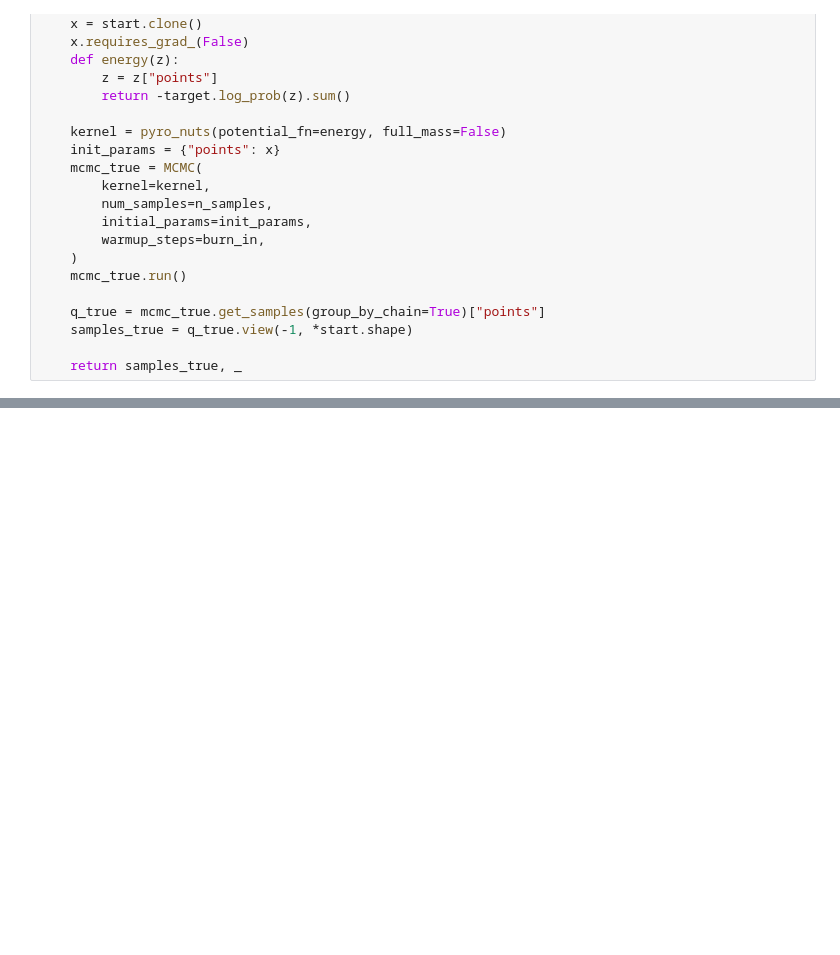
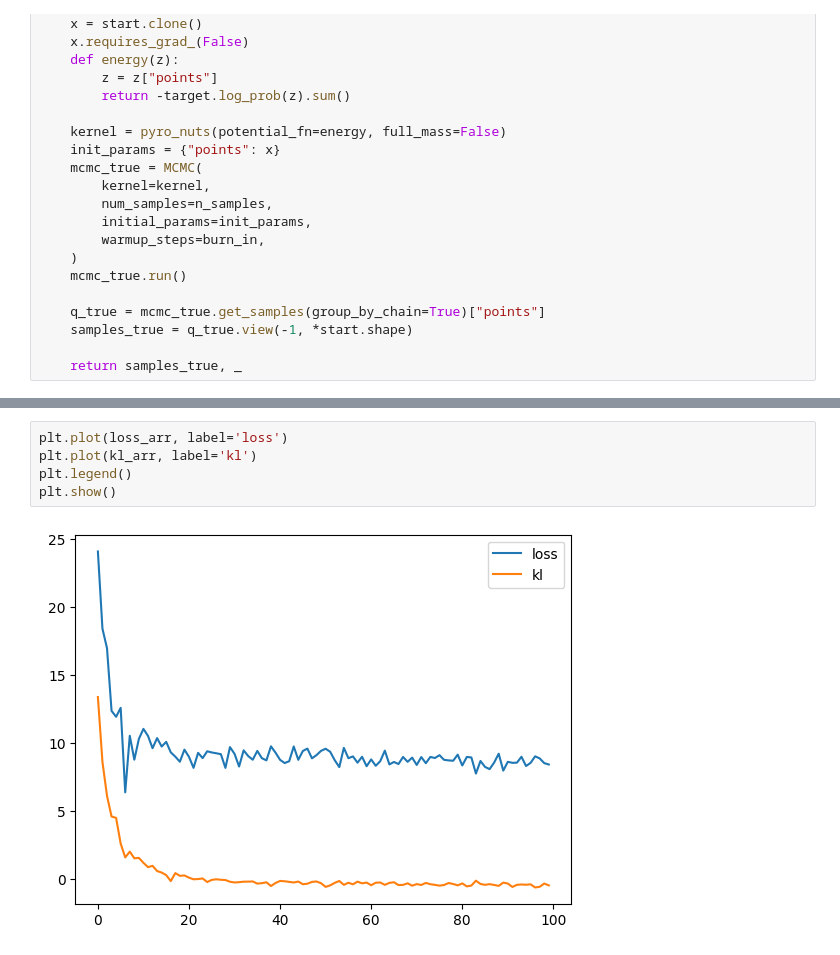
Before and after one commit to katyafilimoshina/tsc_msc_dl, a Jupyter notebook: MSC.ipynb, the cells around one changed output, grey strips where cells are left out. Cells and saved outputs as stored; diff of their text form; blank space fills up the shorter version.

```diff
--- a/MSC.ipynb
+++ b/MSC.ipynb
@@ -203,0 +484,7 @@ optimizer = optim.AdamW(lr=1e-4, params=(loc, scale))
+# %%
+plt.plot(loss_arr, label='loss')
+plt.plot(kl_arr, label='kl')
+plt.legend()
+plt.show()
+# %% [output]
+[figure, added]
```
Also changed, not shown: parts of 35 cells of this notebook.
